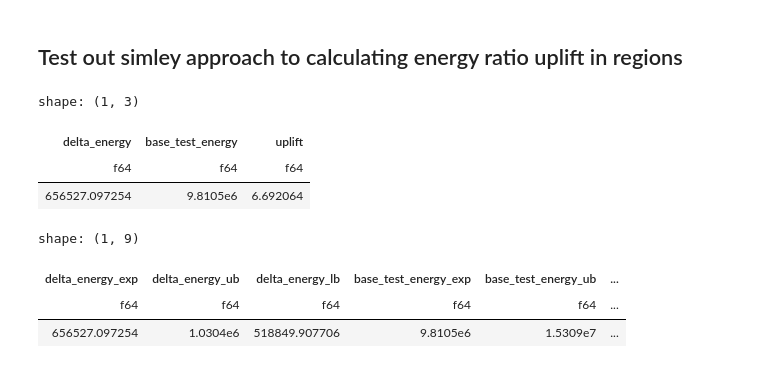
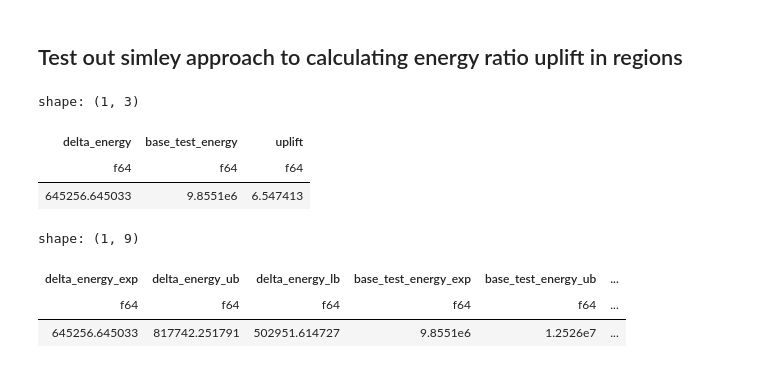
Before and after one commit to NREL/flasc, a Jupyter notebook: flasc/energy_ratio_polars/demo_capabilities.ipynb, the cells around one changed output. Cells and saved outputs as stored; diff of their text form; code cells hidden in the pictures.

```diff
--- a/flasc/energy_ratio_polars/demo_capabilities.ipynb
+++ b/flasc/energy_ratio_polars/demo_capabilities.ipynb
@@ -205,8 +205,8 @@ df_wakesteering = pl.DataFrame({
 
 # Create alternative versions of each of the above dataframes where the wd/ws are perturbed by noise
 df_baseline_noisy = pl.DataFrame({
-    'wd_000':wd_array + np.random.randn(len(wd_array))*5,
-    'ws_000':ws_array + np.random.randn(len(ws_array)),
+    'wd_000':df_baseline_noisy_pd.wd.values,# wd_array + np.random.randn(len(wd_array))*5,
+    'ws_000':df_baseline_noisy_pd.ws.values,# ws_array + np.random.randn(len(ws_array)),
     # 'pow_ref':power_baseline_ref,
     'pow_000':power_baseline_ref,
     'pow_001':power_baseline_control,
@@ -214,8 +214,8 @@ df_baseline_noisy = pl.DataFrame({
 })
 
 df_wakesteering_noisy = pl.DataFrame({
-    'wd_000':wd_array + np.random.randn(len(wd_array))*5,
-    'ws_000':ws_array + np.random.randn(len(ws_array)),
+    'wd_000':df_wakesteering_noisy_pd.wd.values,# wd_array + np.random.randn(len(wd_array))*5,
+    'ws_000':df_wakesteering_noisy_pd.ws.values,#ws_array + np.random.randn(len(ws_array)),
     # 'pow_ref':power_wakesteering_ref,
     'pow_000':power_wakesteering_ref,
     'pow_001':power_wakesteering_control,
@@ -285,17 +306,17 @@ ax.axhline(0, color='k')
 ## Test out simley approach to calculating energy ratio uplift in regions
 # %%
 
-erp.compute_uplift_in_region(df_energy, [0], [2], df_names=['baseline', 'wakesteering'])
+erp.compute_uplift_in_region(df_energy,['baseline', 'wakesteering'], [0], [2], [0], [0])
 # %% [output]
 shape: (1, 3)
 | delta_energy | base_test_energy | uplift |
 | f64 | f64 | f64 |
-| 656527.097254 | 9.8105e6 | 6.692064 |
+| 645256.645033 | 9.8551e6 | 6.547413 |
 # %%
 
-erp.compute_uplift_in_region_bootstrap(df_energy, [0], [2], df_names=['baseline', 'wakesteering'], N=20)
+erp.compute_uplift_in_region_bootstrap(df_energy,['baseline', 'wakesteering'], [0], [2], [0], [0], N=20)
 # %% [output]
 shape: (1, 9)
 | delta_energy_exp | delta_energy_ub | delta_energy_lb | base_test_energy_exp | base_test_energy_ub | ... |
 | f64 | f64 | f64 | f64 | f64 | ... |
-| 656527.097254 | 1.0304e6 | 518849.907706 | 9.8105e6 | 1.5309e7 | ... |
+| 645256.645033 | 817742.251791 | 502951.614727 | 9.8551e6 | 1.2526e7 | ... |
```
Also changed, not shown: parts of 11 cells of this notebook, 1 other file.
